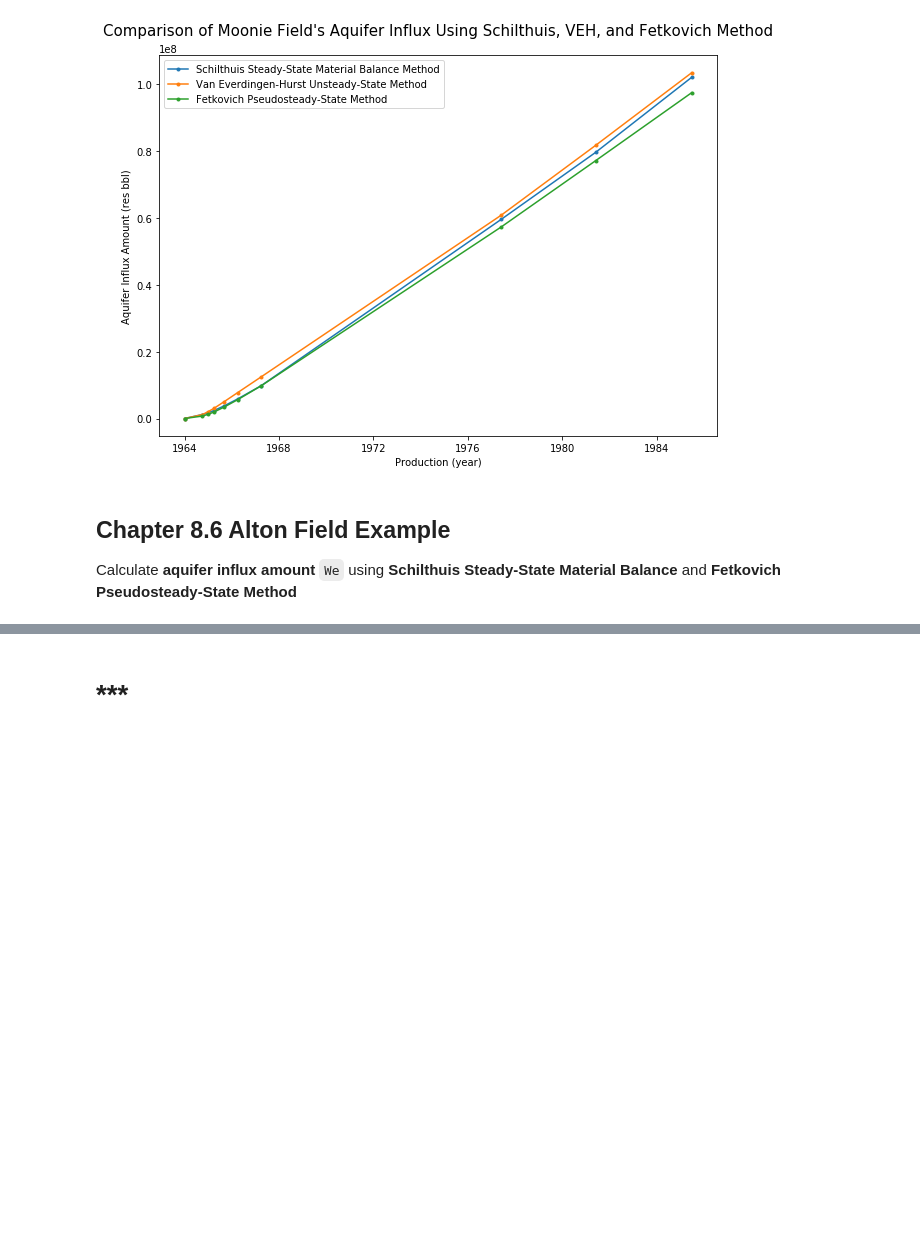
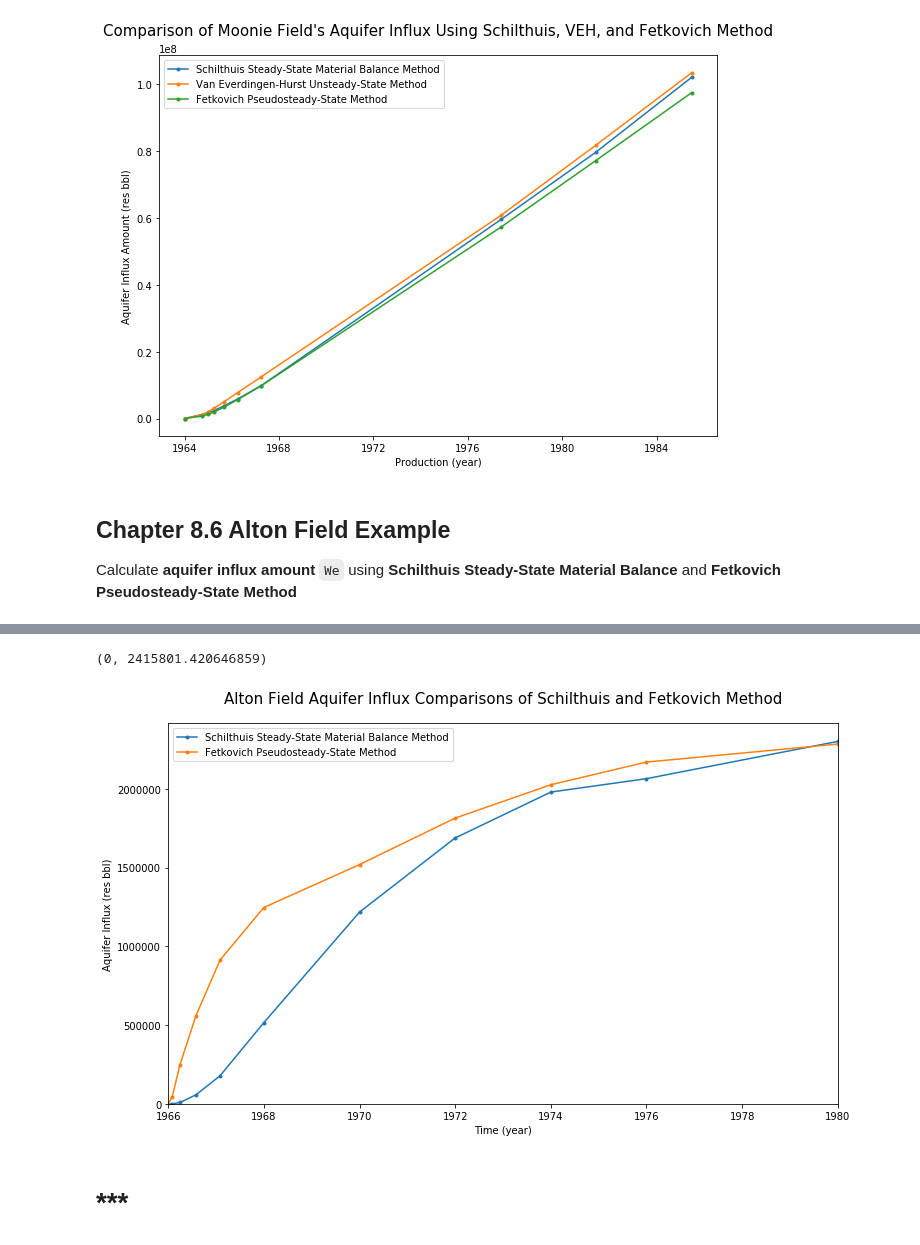
Before and after one commit to yohanesnuwara/reservoir-engineering, a Jupyter notebook: Unit 8 Aquifer Influx/notebook/8_examples.ipynb, the cells around one changed output, grey strips where cells are left out. Cells and saved outputs as stored; diff of their text form; code cells hidden in the pictures; blank space fills up the shorter version.

```diff
--- a/Unit 8 Aquifer Influx/notebook/8_examples.ipynb
+++ b/Unit 8 Aquifer Influx/notebook/8_examples.ipynb
@@ -919,3 +1022,16 @@ schiltuis
+# %%
+"Compare Schilthuis and Fetkovich Plot"
+
+plt.figure(figsize=(12, 7))
+p1 = plt.plot(alton.t, We_schiltuis, '.-')
+p2 = plt.plot(alton.t, We_fetkovich, '.-')
+plt.legend((p1[0], p2[0]), ('Schilthuis Steady-State Material Balance Method','Fetkovich Pseudosteady-State Method'))
+plt.xlabel('Time (year)'); plt.ylabel('Aquifer Influx (res bbl)')
+plt.title('Alton Field Aquifer Influx Comparisons of Schilthuis and Fetkovich Method', pad=20, size=15)
+plt.xlim(min(alton.t), max(alton.t)); plt.ylim(ymin=0)
+# %% [output]
+(0, 2415801.420646859)
+[figure, added]
 # %% [markdown]
 # ***
 # %%
```
Also changed, not shown: parts of 6 cells of this notebook.
